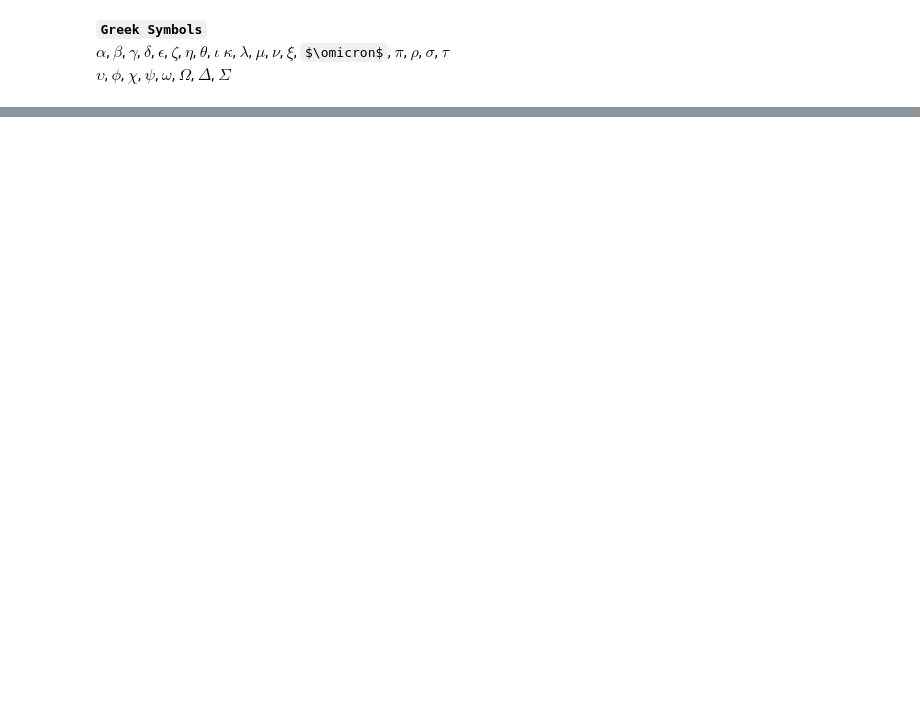
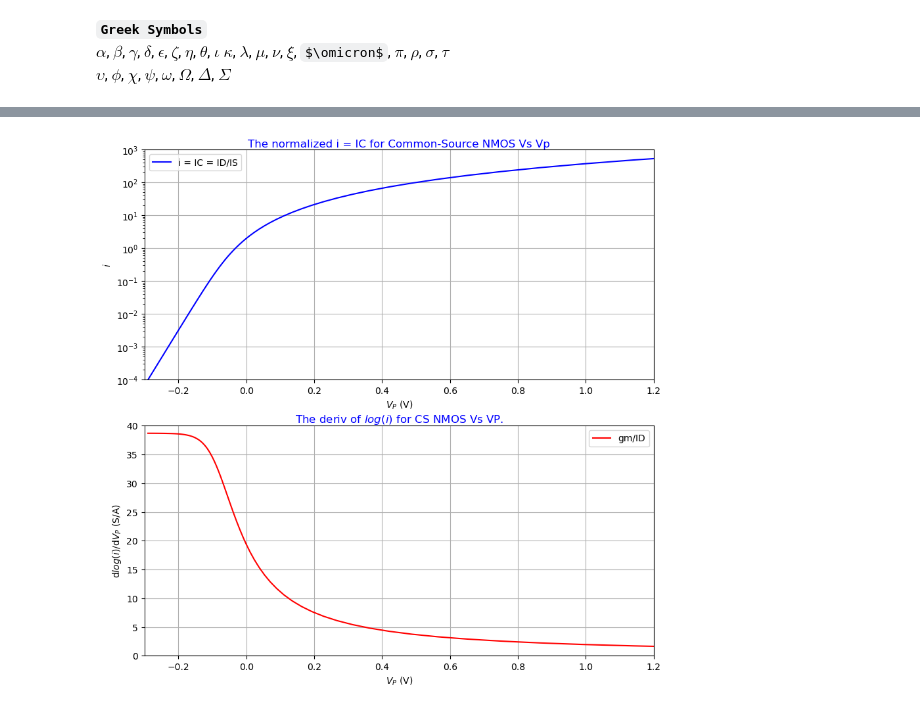
Before and after one commit to ZeRuiCustodio/pygmid, a Jupyter notebook: Systematic_Analog_Design_LUTs/Chapter_2/Book_Chapter2_Jupyter.ipynb, the cells around one changed output, grey strips where cells are left out. Drawn from its saved outputs; the diff is of its cells as text; code cells hidden in the pictures; some formulas as TeX source; blank space fills up the shorter version.

```diff
--- a/Systematic_Analog_Design_LUTs/Chapter_2/Book_Chapter2_Jupyter.ipynb
+++ b/Systematic_Analog_Design_LUTs/Chapter_2/Book_Chapter2_Jupyter.ipynb
@@ -64,7 +59,7 @@ else:
     device1 = f'65nch_{str_vt}_mac_{str_mos_lib}_lib.mat'
     device2 = f'65pch_{str_vt}_mac_{str_mos_lib}_lib.mat'
 
-filepath_dir_fig = filepath_dir + 'plots_LUTs_python\\Book_Chap1'
+filepath_dir_fig = filepath_dir + 'plots_LUTs_python\\Book_Chap2'
 if not os.path.exists(filepath_dir_fig):
     # if the folder directory is not present then create it.
     print("Creating figures/plots directory.")
@@ -330,0 +726,17 @@ JD.max()
+# %%
+# % data ===============
+T = 300
+
+# % compute ==============
+kB = 1.38e-23
+qe = 1.602e-19
+UT = kB*T/qe
+print(f"UT = {UT*1000} mV.")
+qs = np.logspace(-4,2,num=100)
+print(f"len(qs) = {len(qs)}.")
+i = qs**2 + qs
+VP = UT*(2*(qs-1) + np.log(qs))
+
+D = 1/(UT*(qs + 1)) # dlog(i)/dVP
+# gm_ID = NCH.look_up('GM_ID', L=L, VDS=VDS)
+# gm_W = NCH.look_up('GM_W', L=L, VDS=VDS)
@@ -330,0 +746,65 @@ JD.max()
+# %%
+# % plot ====================
+# plt.style.use('classic')
+plt.rcParams.update(plt.rcParamsDefault)
+fig5, axs5 = plt.subplots(2,1,figsize=(10,10))
+# axs5.set_facecolor("white")
+label1 = 'i = IC = ID/IS'
+label2 = 'gm/ID'
+
+title_dict = dict(fontsize=12, fontweight=2, color="blue", verticalalignment='center', horizontalalignment='center')
+# Axes.set_title(label, fontdict=None, loc=None, pad=None, *, y=None, **kwargs)[source]
+bbox_props = dict(boxstyle="round,pad=0.5", fc="w", ec="k", lw=2)
+
+# plot(x, y, color='green', marker='o', linestyle='dashed', linewidth=2, markersize=12)
+
+axs5[0].semilogy(VP, i, 'b-', label = label1)
+axs5[0].grid(True)
+axs5[0].set_ylabel(f'$i$')
+axs5[0].set_xlabel(f'$V_P$ (V)')
+
+axs5[0].set_ylim(bottom=1e-4, top=1e3)
+axs5[0].set_xlim(left=-0.3, right=1.2)
+# axs5[0].set_xscale("linear")
+# axs5[0].set_xscale("log")
+axs5[0].legend()
+
+# res_str_gmID = f'Max gm/ID = {np.max(gm_ID):0.1f} (S/A).'
+# axs5[0].annotate(res_str_gmID,
+#              ((0.9), (0.7)), # these are the coordinates to position the label
+#              xycoords='axes fraction',  # 'data' ; 'axes fraction' ; 'figure pixels'
+#              color='black',
+#              bbox=bbox_props,
+#              ha='right') # center, left, right
+axs5[0].set_title(f'The normalized i = IC for Common-Source NMOS Vs Vp', title_dict)
+
+axs5[1].plot(VP, D, 'r-', label = label2)
+axs5[1].grid(True)
+
+axs5[1].set_ylabel(f'd$log(i)$/d$V_P$ (S/A)')
+axs5[1].set_xlabel(f'$V_P$ (V)')
+
+axs5[1].set_ylim(bottom=0, top=40)
+axs5[1].set_xlim(left=-0.3, right=1.2)
+axs5[1].legend()
+
+# res_str_gmW = f'Max gm/W = {np.max(gm_W)*1e3:.3f} (mS/um).'
+# axs5[1].annotate(res_str_gmW,
+#              ((0.9), (0.2)), # these are the coordinates to position the label
+#              xycoords='axes fraction',  # 'data' ; 'axes fraction' ; 'figure pixels'
+#              color='black',
+#              bbox=bbox_props,
+#              ha='right') # center, left, right
+axs5[1].set_title(f'The deriv of $log(i)$ for CS NMOS Vs VP.', title_dict)
+
+if save_Figs:
+    dpi = 600
+    fig_EKV_i_2_5 = filepath_dir_fig + f'\\Fig_2_5_EKV_i_Vs_VP_and_dlogi_ov_dVP_pygmid'
+    print(f"Saving figure: {fig_EKV_i_2_5}")
+    plt.savefig(fig_EKV_i_2_5 + '.png', dpi = dpi, bbox_inches='tight')
+
+plt.show()
+# **************************************************************
+# **************************************************************
+# %% [output]
+[figure, added]
```
Also changed, not shown: parts of 37 cells of this notebook, 4 other files.
